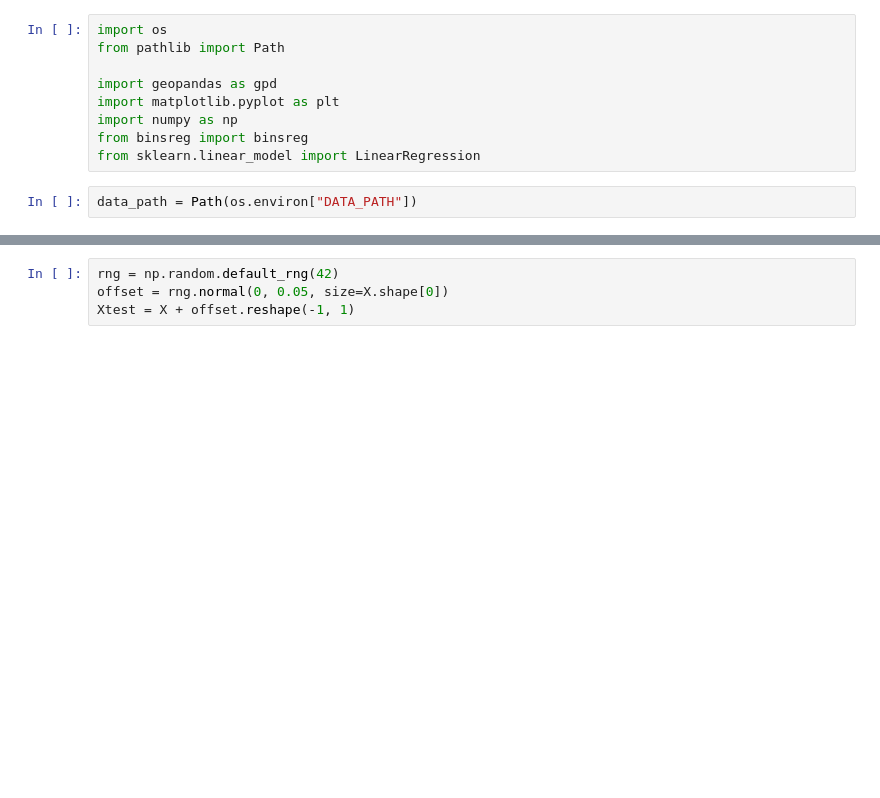
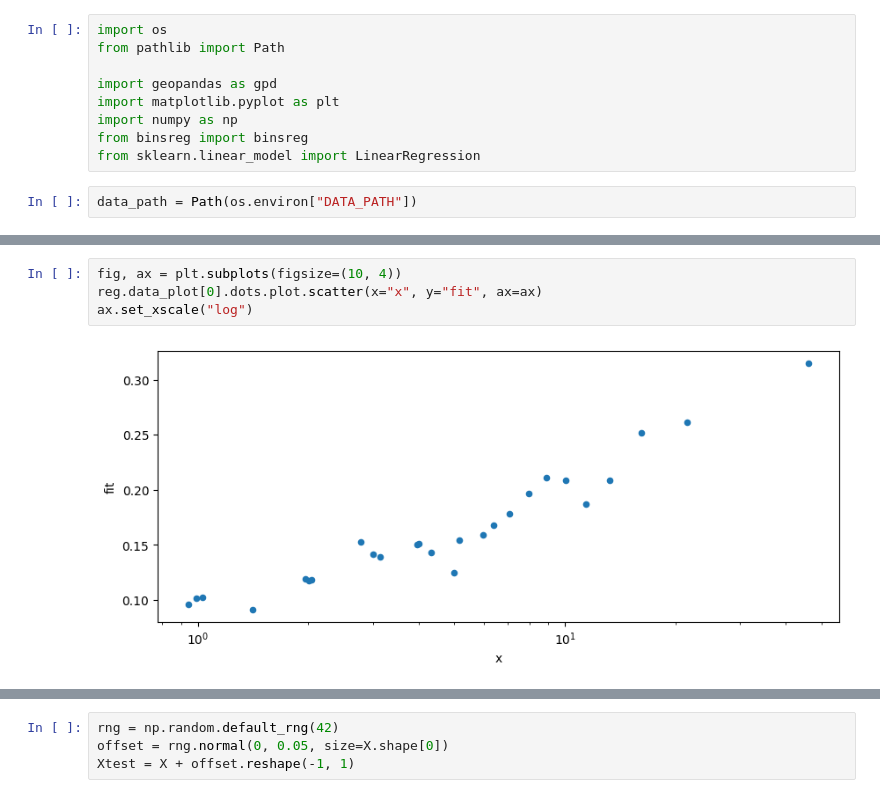
Before and after one commit to RodolfoFigueroa/mexicali-zone, a Jupyter notebook: urban_void.ipynb, the cells around one changed output, grey strips where cells are left out. Drawn from its saved outputs; the diff is of its cells as text; blank space fills up the shorter version.

```diff
--- a/urban_void.ipynb
+++ b/urban_void.ipynb
@@ -18 +59,7 @@ df = gpd.read_file(data_path / "baldios.geojson").assign(
+# %%
+fig, ax = plt.subplots(figsize=(10, 4))
+reg.data_plot[0].dots.plot.scatter(x="x", y="fit", ax=ax)
+ax.set_xscale("log")
+# %% [output]
+[figure, added]
 # %%
```
Also changed, not shown: parts of 8 cells of this notebook, 8 other files.
